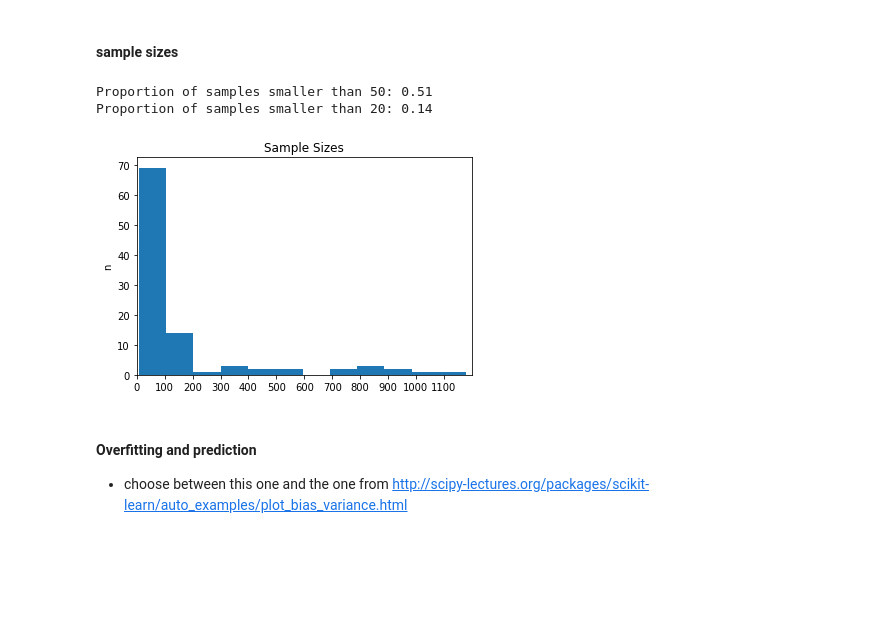
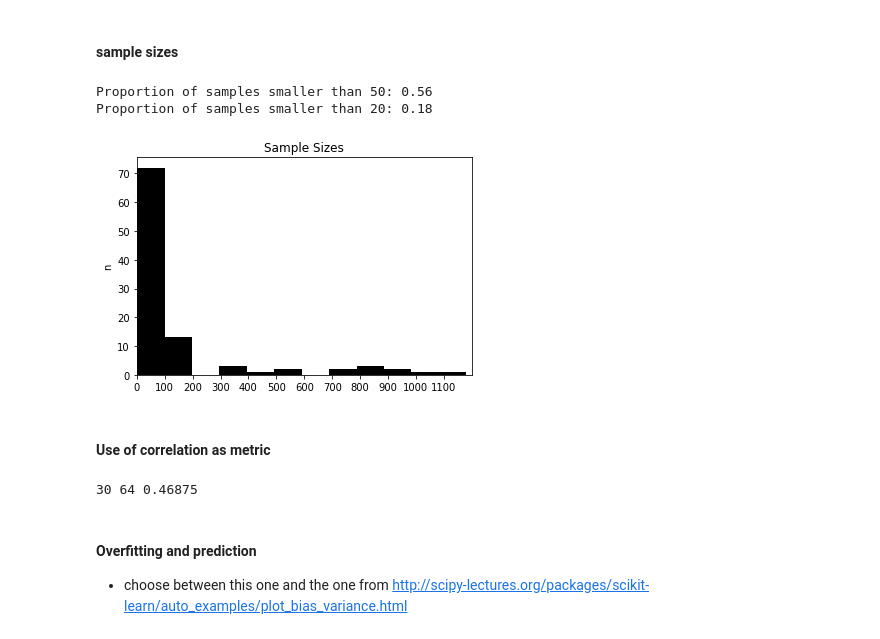
Before and after one commit to poldrack/PredictionCV, a Jupyter notebook: PredictionPaperFigures.ipynb, the cells around one changed output. Drawn from its saved outputs; the diff is of its cells as text; code cells hidden in the pictures; blank space fills up the shorter version.

Commit message:
merged changes from Gael, added correlation count

```diff
--- a/PredictionPaperFigures.ipynb
+++ b/PredictionPaperFigures.ipynb
@@ -74,20 +90,39 @@ plt.savefig('cvtypes.png')
 # %% [markdown]
 #### sample sizes
 # %%
-plt.hist(data.n,bins=12)
+plt.hist(data.n,bins=12,color='k')
 plt.xticks(np.arange(0,1200,step=100))
 plt.xlim(0,1200)
 plt.ylabel('n')
 _ = plt.title('Sample Sizes')
 
 print('Proportion of samples smaller than 50:',np.mean(data.n<50))
 print('Proportion of samples smaller than 20:',np.mean(data.n<20))
 
 plt.savefig('sample_sizes.png')
 # %% [output]
-Proportion of samples smaller than 50: 0.51
-Proportion of samples smaller than 20: 0.14
+Proportion of samples smaller than 50: 0.56
+Proportion of samples smaller than 20: 0.18
-[figure, old version]
+[figure, new version]
+# %% [markdown]
+#### Use of correlation as metric
+# %%
+n_corrs = 0
+n_regression = 0
+for i in range(data.shape[0]):
+    s=data.Metric.iloc[i]
+    t=data['Classification or regression?'].iloc[i]
+    if not isinstance(s, str) or not isinstance(t, str):
+        continue
+    if not t.lower().find('regression')>-1:
+        continue
+    n_regression +=1
+    s_l = s.lower()
+    if s.find('correlation')>-1:
+        n_corrs += 1
+print(n_corrs,n_regression,n_corrs/n_regression)
+# %% [output]
+30 64 0.46875
 # %% [markdown]
 #### Overfitting and prediction
 
```
Also changed, not shown: parts of 12 cells of this notebook.
